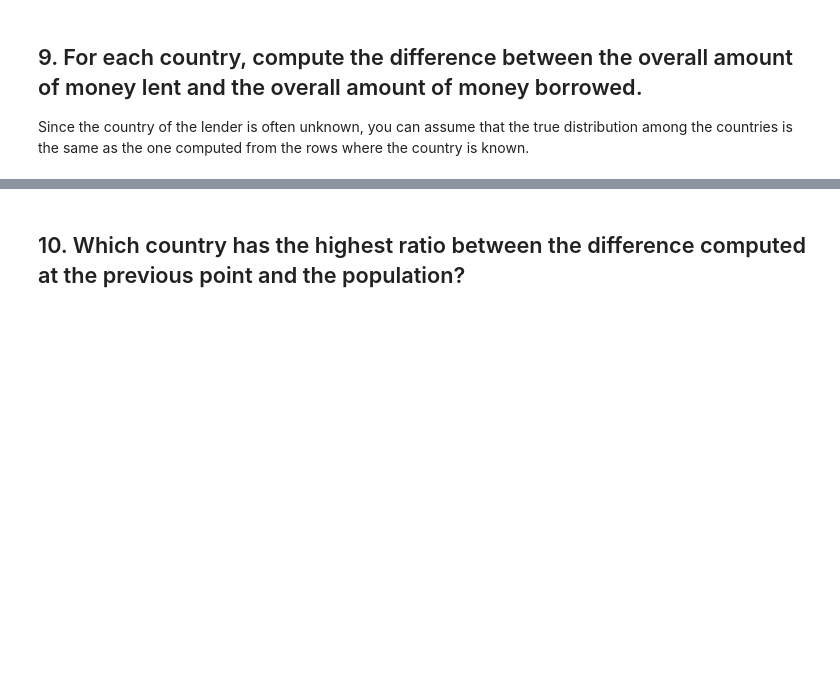
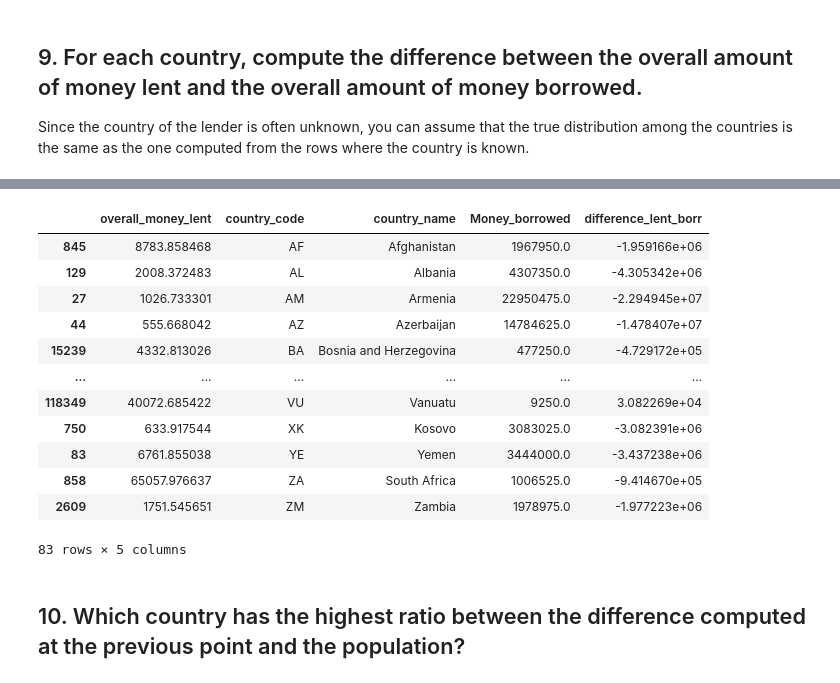
Before and after one commit to hechmik/foundations_of_cs, a Jupyter notebook: Project.ipynb, the cells around one changed output, grey strips where cells are left out. Saved outputs shown, nothing was run; the diff lists cells and outputs as text; code cells hidden in the pictures; blank space fills up the shorter version.

```diff
--- a/Project.ipynb
+++ b/Project.ipynb
@@ -732,0 +903,3 @@ Since the country of the lender is often unknown, you can assume that the true d
+# %%
+country_code_name = loans_df[['country_code', 'country_name']].drop_duplicates()
+country_code_name.head()
@@ -732,0 +934,2 @@ Since the country of the lender is often unknown, you can assume that the true d
+# %%
+country_code_name.loc[country_code_name.country_code.isna(),'country_code'] = "NA"
@@ -732,0 +941,3 @@ Since the country of the lender is often unknown, you can assume that the true d
+# %%
+money_borrowed_by_country = pd.merge(country_code_name, overall_money_borrowed, left_on="country_name", right_index=True)
+money_borrowed_by_country.head()
@@ -732,0 +963,3 @@ Since the country of the lender is often unknown, you can assume that the true d
+# %%
+lent_borrowed_by_country = pd.merge(money_lent_by_country, money_borrowed_by_country, left_index=True, right_on='country_code')
+lent_borrowed_by_country
@@ -733,3 +980,20 @@ Since the country of the lender is often unknown, you can assume that the true d
+# %%
+lent_borrowed_by_country['difference_lent_borr'] = lent_borrowed_by_country['overall_money_lent'] - lent_borrowed_by_country["Money_borrowed"]
+lent_borrowed_by_country
+# %% [output]
+|  | overall_money_lent | country_code | country_name | Money_borrowed | difference_lent_borr |
+| 845 | 8783.858468 | AF | Afghanistan | 1967950.0 | -1.959166e+06 |
+| 129 | 2008.372483 | AL | Albania | 4307350.0 | -4.305342e+06 |
+| 27 | 1026.733301 | AM | Armenia | 22950475.0 | -2.294945e+07 |
+| 44 | 555.668042 | AZ | Azerbaijan | 14784625.0 | -1.478407e+07 |
+| 15239 | 4332.813026 | BA | Bosnia and Herzegovina | 477250.0 | -4.729172e+05 |
+| ... | ... | ... | ... | ... | ... |
+| 118349 | 40072.685422 | VU | Vanuatu | 9250.0 | 3.082269e+04 |
+| 750 | 633.917544 | XK | Kosovo | 3083025.0 | -3.082391e+06 |
+| 83 | 6761.855038 | YE | Yemen | 3444000.0 | -3.437238e+06 |
+| 858 | 65057.976637 | ZA | South Africa | 1006525.0 | -9.414670e+05 |
+| 2609 | 1751.545651 | ZM | Zambia | 1978975.0 | -1.977223e+06 |
+83 rows × 5 columns
 # %% [markdown]
 ## 10. Which country has the highest ratio between the difference computed at the previous point and the population?
 # %% [markdown]
```
Also changed, not shown: parts of 41 cells of this notebook.
